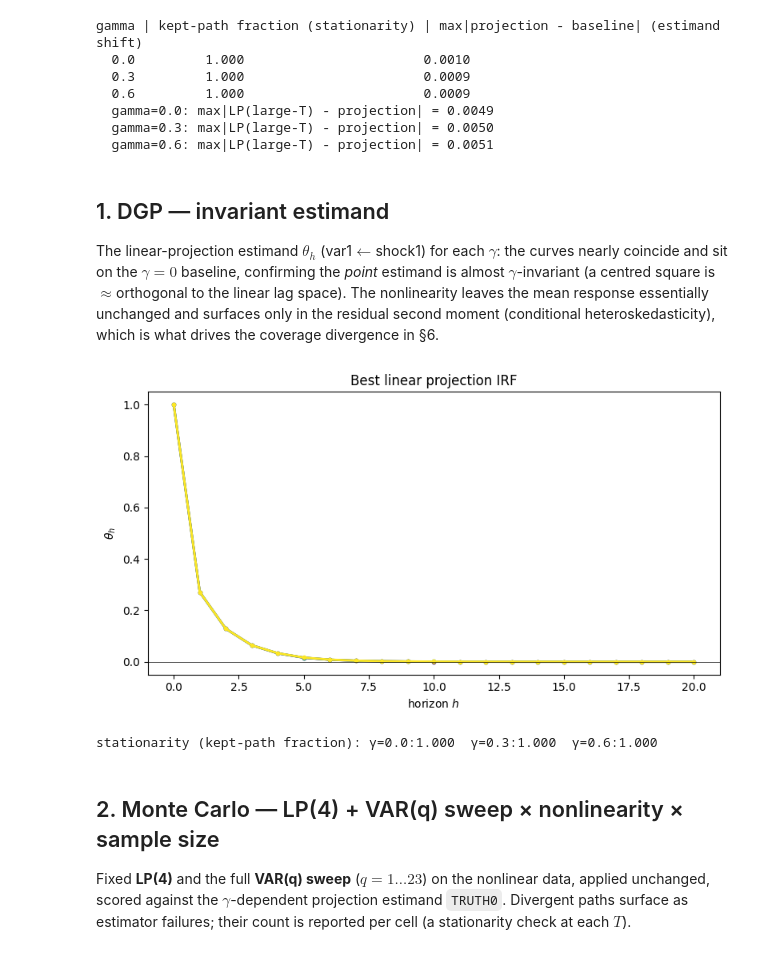
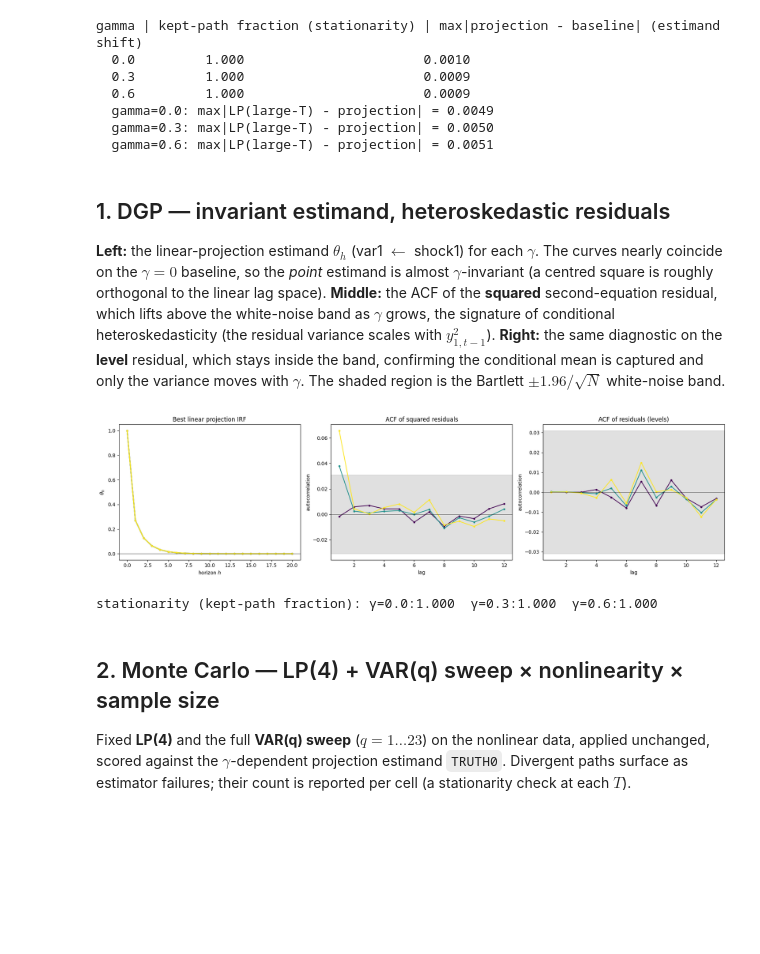
Before and after one commit to Aaron030/Monte_Carlo-LP_vs_VAR, a Jupyter notebook: experiments/Extension_Nonlinear/LOW_Extension_Nonlinear_DGP.ipynb, the cells around one changed output. Cells and saved outputs as stored; diff of their text form; code cells hidden in the pictures; blank space fills up the shorter version.

```diff
--- a/experiments/Extension_Nonlinear/LOW_Extension_Nonlinear_DGP.ipynb
+++ b/experiments/Extension_Nonlinear/LOW_Extension_Nonlinear_DGP.ipynb
@@ -125,26 +125,58 @@ gamma | kept-path fraction (stationarity) | max|projection - baseline| (estimand
   gamma=0.3: max|LP(large-T) - projection| = 0.0050
   gamma=0.6: max|LP(large-T) - projection| = 0.0051
 # %% [markdown]
-## 1. DGP — invariant estimand
+## 1. DGP — invariant estimand, heteroskedastic residuals
 
-The linear-projection estimand $\theta_h$ (var1$\leftarrow$shock1) for each $\gamma$: the curves nearly coincide and sit on the $\gamma=0$ baseline, confirming the *point* estimand is almost $\gamma$-invariant (a centred square is $\approx$orthogonal to the linear lag space). The nonlinearity leaves the mean response essentially unchanged and surfaces only in the residual second moment (conditional heteroskedasticity), which is what drives the coverage divergence in §6.
+**Left:** the linear-projection estimand $\theta_h$ (var1 $\leftarrow$ shock1) for each $\gamma$. The curves nearly coincide on the $\gamma=0$ baseline, so the *point* estimand is almost $\gamma$-invariant (a centred square is roughly orthogonal to the linear lag space). **Middle:** the ACF of the **squared** second-equation residual, which lifts above the white-noise band as $\gamma$ grows, the signature of conditional heteroskedasticity (the residual variance scales with $y_{1,t-1}^2$). **Right:** the same diagnostic on the **level** residual, which stays inside the band, confirming the conditional mean is captured and only the variance moves with $\gamma$. The shaded region is the Bartlett $\pm 1.96/\sqrt{N}$ white-noise band.
 # %%
-# True structural IRFs (no estimation): the best linear-projection estimand for each gamma.
-# The centred quadratic is ~orthogonal to the linear lag space, so the point estimand is
-# almost gamma-invariant; the misspecification surfaces only in the residual second moment.
-fig, ax = plt.subplots(figsize=(8, 4.5))
+fig, axes = plt.subplots(1, 3, figsize=(18, 4.8))
+
+# (a) near-invariant linear estimand
+ax = axes[0]
 for g in GAMMAS:
     lab = "γ=0 (baseline)" if g == 0 else f"γ={g}"
     ax.plot(hgrid, TRUTH0[g], "o-", lw=2.0, ms=3, color=cg[g], label=lab)
 ax.axhline(0, color="k", lw=0.5)
 ax.set_title("Best linear projection IRF")
 ax.set_xlabel("horizon $h$"); ax.set_ylabel(r"$\theta_h$")
+
+# (b) & (c) residual diagnostics on the same paths: squares cluster (conditional heteroskedasticity),
+#           levels stay white (linear conditional mean is captured)
+def _acf(x, L=12):
+    x = x - x.mean(); v = x @ x
+    return np.array([1.0] + [(x[l:] @ x[:-l]) / v for l in range(1, L + 1)])
+for g in GAMMAS:
+    acf_sq, acf_lvl = [], []
+    for s in np.random.SeedSequence(SEED).spawn(64):           # oversample: metastable paths are dropped below
+        y = simulate_quad_lag_var(DGPS[g], 4000, np.random.default_rng(s))
+        if not np.isfinite(y).all() or np.abs(y).max() > 1e6:  # drop divergent / mid-explosion paths,
+            continue                                           # finite-but-huge values overflow res**2 in the ACF
+        with np.errstate(all="ignore"):
+            _, _, res = fit_var_ols(y, P)
+        acf_sq.append(_acf(res[:, 1] ** 2, 12))                # squared eq-2 residual -> conditional variance
+        acf_lvl.append(_acf(res[:, 1], 12))                    # level   eq-2 residual -> should stay white
+        if len(acf_sq) >= 8:
+            break
+    lab = "γ=0 (baseline)" if g == 0 else f"γ={g}"
+    axes[1].plot(range(1, 13), np.nanmean(acf_sq, 0)[1:], "o-", ms=3, color=cg[g],
+                 label=lab + f" (n={len(acf_sq)})")
+    axes[2].plot(range(1, 13), np.nanmean(acf_lvl, 0)[1:], "o-", ms=3, color=cg[g],
+                 label=lab + f" (n={len(acf_lvl)})")
+
+# Bartlett white-noise band, 0 +/- 1.96/sqrt(N). (b) squares break out -> conditional
+# heteroskedasticity, (c) levels stay inside -> conditional mean captured, only variance moves.
+nb_acf = 4000 - P
+band = 1.96 / np.sqrt(nb_acf)
+for ax, ttl in ((axes[1], "ACF of squared residuals"), (axes[2], "ACF of residuals (levels)")):
+    ax.axhline(0, color="k", lw=0.5)
+    ax.axhspan(-band, band, color="black", alpha=0.12, label="95% white-noise band")
+    ax.set_title(ttl); ax.set_xlabel("lag"); ax.set_ylabel("autocorrelation")
 fig.tight_layout()
 plt.savefig(f"../../figures/NonLinear_DGP/NON_LIN_IRF_rho={RHO}.png")
 plt.show()
 print("stationarity (kept-path fraction): " + "  ".join(f"γ={g}:{kept[g]:.3f}" for g in GAMMAS))
 # %% [output]
-[figure, old version]
+[figure, new version]
 stationarity (kept-path fraction): γ=0.0:1.000  γ=0.3:1.000  γ=0.6:1.000
 # %% [markdown]
 ## 2. Monte Carlo — LP(4) + VAR(q) sweep × nonlinearity × sample size
```
Also changed, not shown: parts of 1 cell of this notebook, 7 other files.
